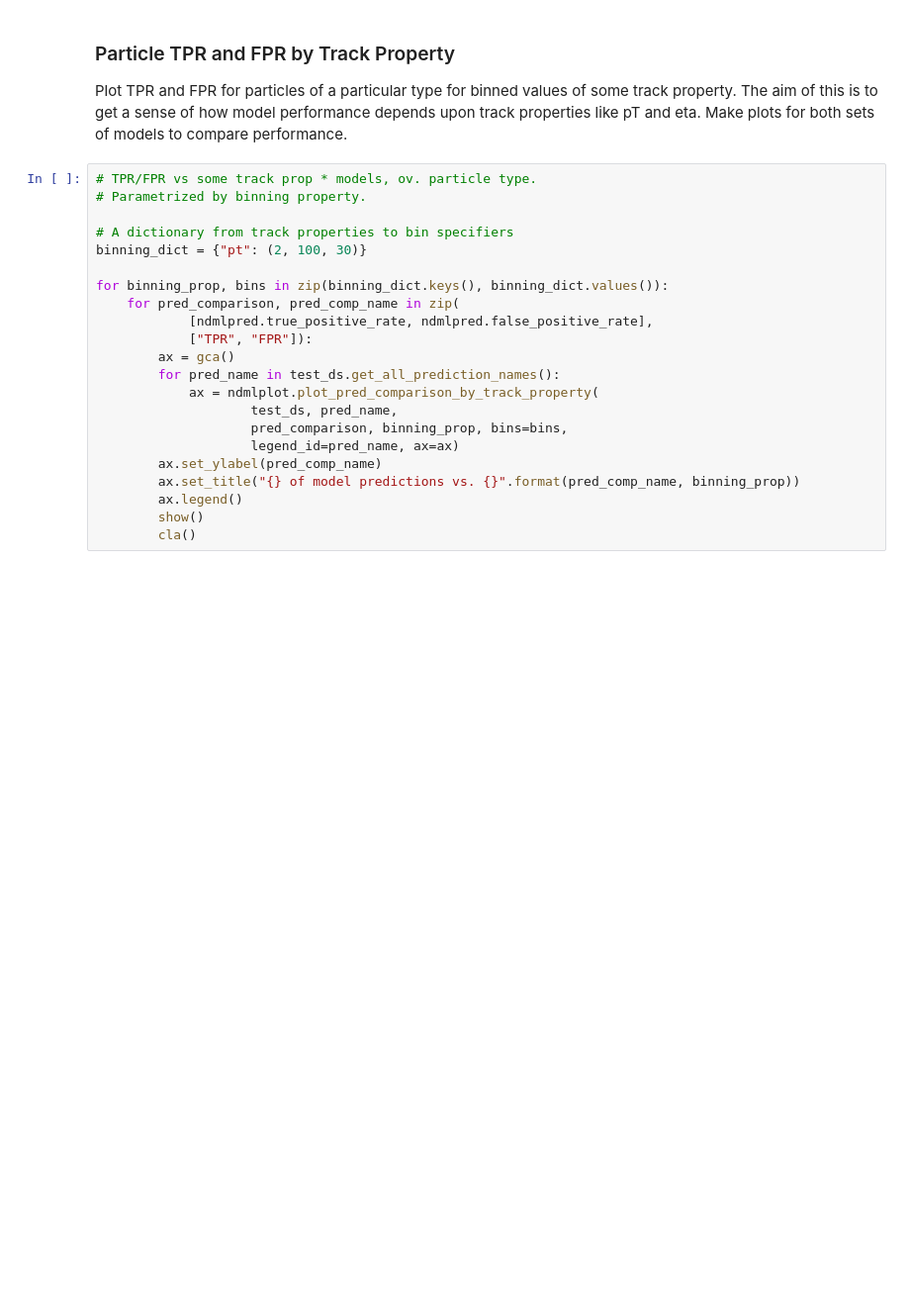
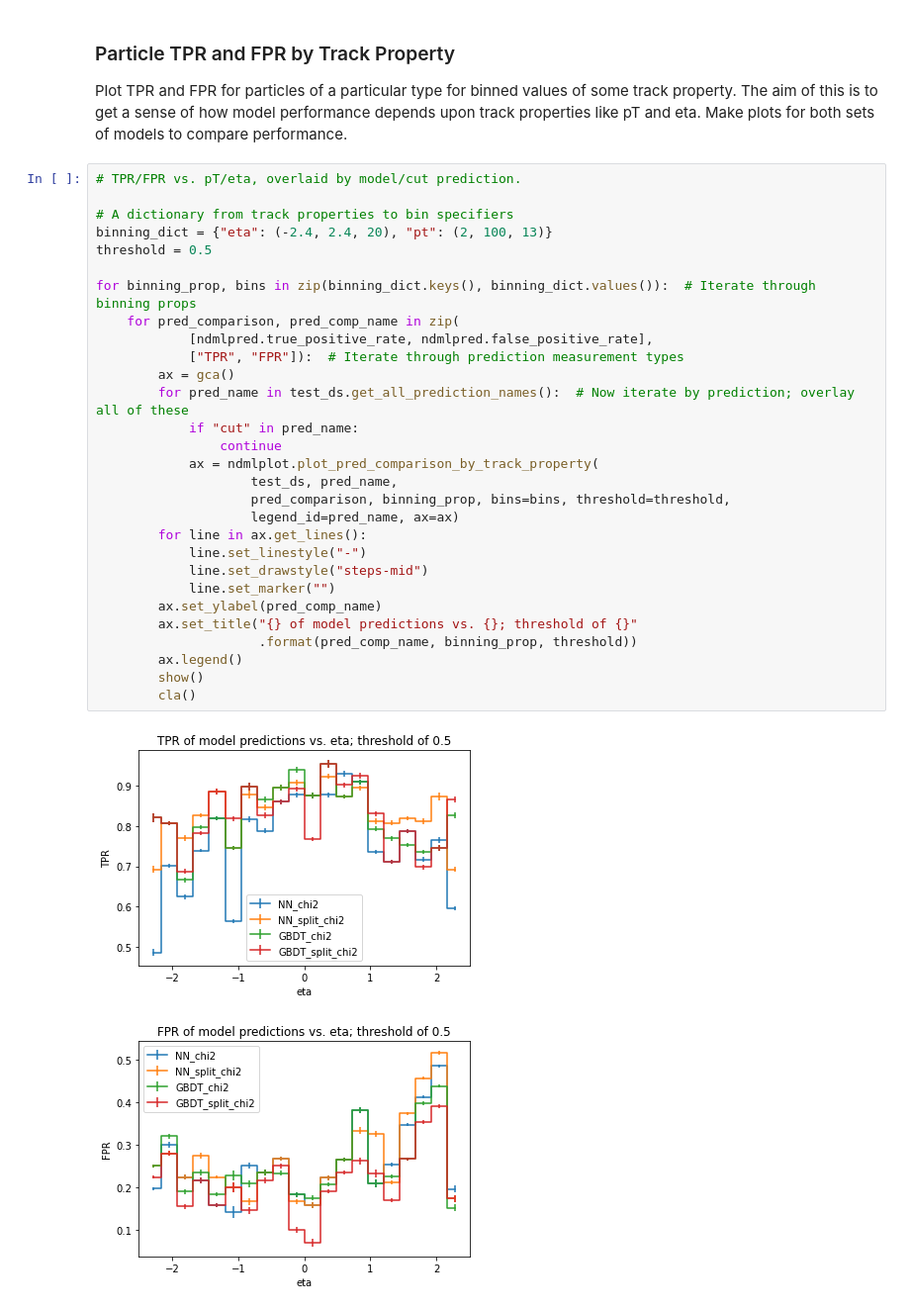
Before and after one commit to cqpancoast/cms-tracktrigger-ml, a Jupyter notebook: electronstudy.ipynb, the cells around one changed output. Shown: that part at 99% size. Saved outputs shown, nothing was run; the diff lists cells and outputs as text; blank space fills up the shorter version.

```diff
--- a/electronstudy.ipynb
+++ b/electronstudy.ipynb
@@ -190,24 +238,34 @@ for pred_comparison, pred_comp_name in zip(
 
 Plot TPR and FPR for particles of a particular type for binned values of some track property. The aim of this is to get a sense of how model performance depends upon track properties like pT and eta. Make plots for both sets of models to compare performance.
 # %%
-# TPR/FPR vs some track prop * models, ov. particle type.
-# Parametrized by binning property.
+# TPR/FPR vs. pT/eta, overlaid by model/cut prediction.
 
 # A dictionary from track properties to bin specifiers
-binning_dict = {"pt": (2, 100, 30)}
+binning_dict = {"eta": (-2.4, 2.4, 20), "pt": (2, 100, 13)}
+threshold = 0.5
 
-for binning_prop, bins in zip(binning_dict.keys(), binning_dict.values()):
+for binning_prop, bins in zip(binning_dict.keys(), binning_dict.values()):  # Iterate through binning props
     for pred_comparison, pred_comp_name in zip(
             [ndmlpred.true_positive_rate, ndmlpred.false_positive_rate],
-            ["TPR", "FPR"]):
+            ["TPR", "FPR"]):  # Iterate through prediction measurement types
         ax = gca()
-        for pred_name in test_ds.get_all_prediction_names():
+        for pred_name in test_ds.get_all_prediction_names():  # Now iterate by prediction; overlay all of these
+            if "cut" in pred_name:
+                continue
             ax = ndmlplot.plot_pred_comparison_by_track_property(
                     test_ds, pred_name,
-                    pred_comparison, binning_prop, bins=bins,
+                    pred_comparison, binning_prop, bins=bins, threshold=threshold,
                     legend_id=pred_name, ax=ax)
+        for line in ax.get_lines():
+            line.set_linestyle("-")
+            line.set_drawstyle("steps-mid")
+            line.set_marker("")
         ax.set_ylabel(pred_comp_name)
-        ax.set_title("{} of model predictions vs. {}".format(pred_comp_name, binning_prop))
+        ax.set_title("{} of model predictions vs. {}; threshold of {}"
+                     .format(pred_comp_name, binning_prop, threshold))
         ax.legend()
         show()
         cla()
+# %% [output]
+[figure, added]
+[figure, added]
```
Also changed, not shown: parts of 24 cells of this notebook, 1 other file.
